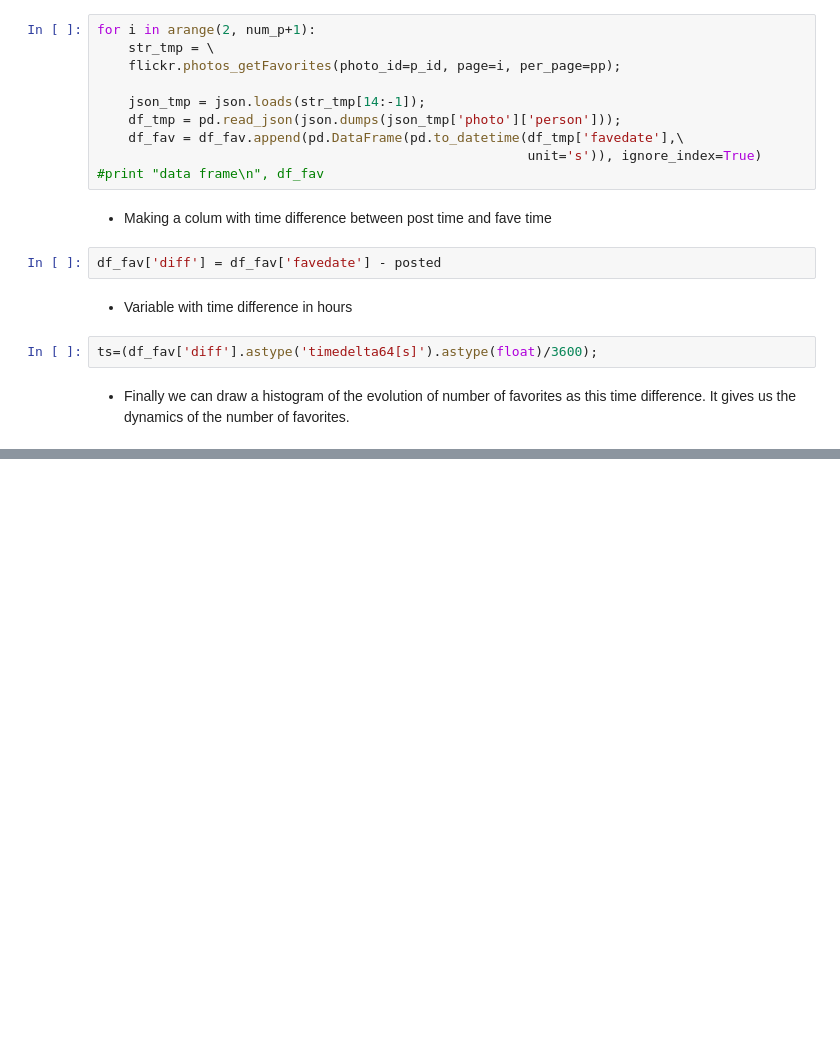
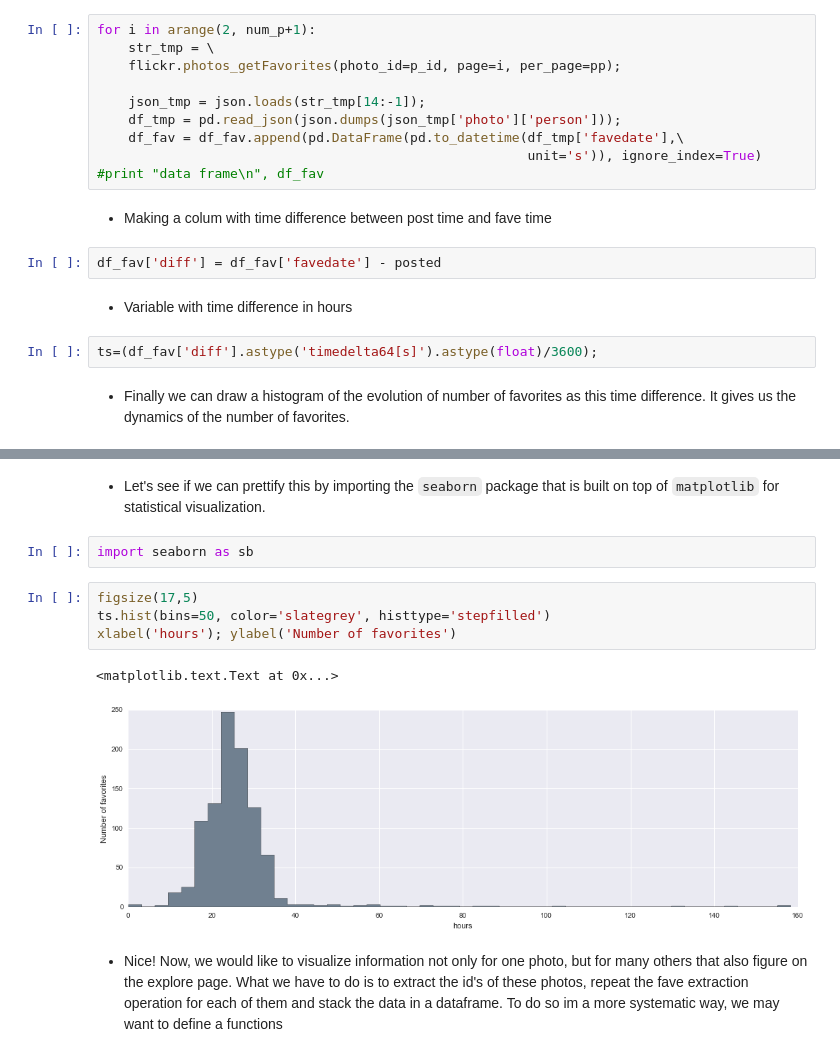
Before and after one commit to odhondt/flickr-data, a Jupyter notebook: flickr data.ipynb, the cells around one changed output, grey strips where cells are left out. Cells and saved outputs as stored; diff of their text form; blank space fills up the shorter version.

```diff
--- a/flickr data.ipynb
+++ b/flickr data.ipynb
@@ -206,0 +207,13 @@ xlabel('hours'); ylabel('Number of favorites')
+# %% [markdown]
+- Let's see if we can prettify this by importing the `seaborn` package that is built on top of `matplotlib` for statistical visualization.
+# %%
+import seaborn as sb
+# %%
+figsize(17,5)
+ts.hist(bins=50, color='slategrey', histtype='stepfilled')
+xlabel('hours'); ylabel('Number of favorites')
+# %% [output]
+<matplotlib.text.Text at 0x...>
+[figure, added]
+# %% [markdown]
+- Nice! Now, we would like to visualize information not only for one photo, but for many others that also figure on the explore page. What we have to do is to extract the id's of these photos, repeat the fave extraction operation for each of them and stack the data in a dataframe. To do so im a more systematic way, we may want to define a functions
```
Also changed, not shown: parts of 4 cells of this notebook.
